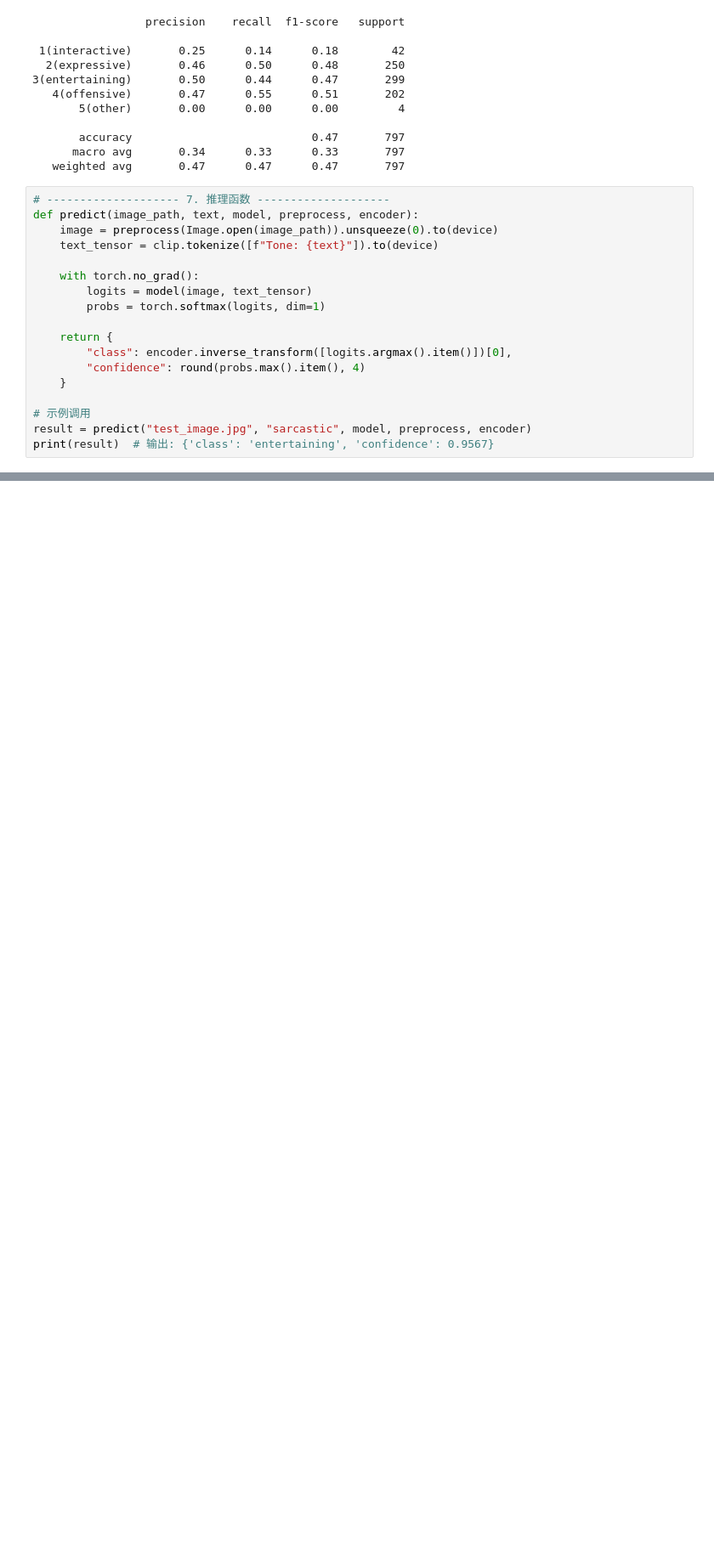
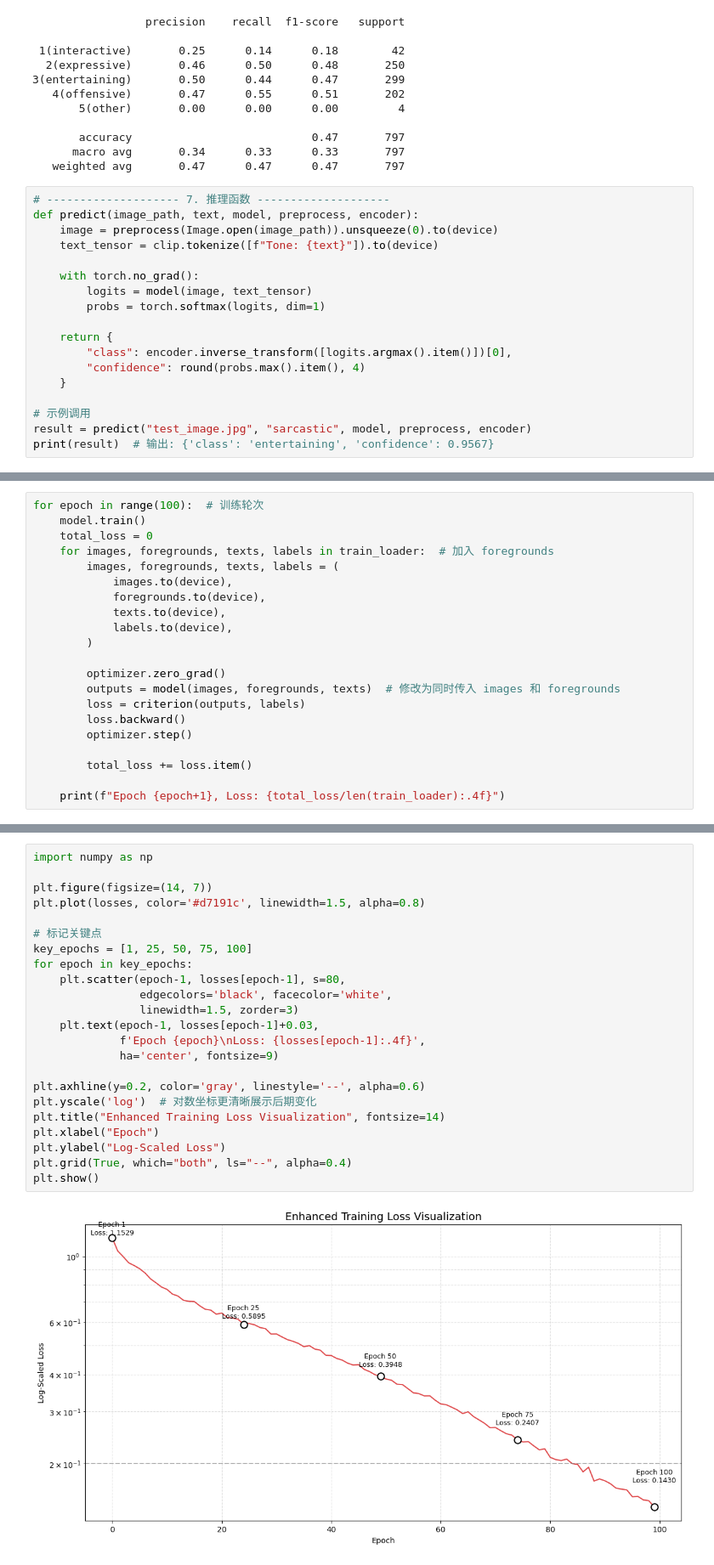
Before and after one commit to Egogao/MemePic, a Jupyter notebook: Met MEME/Dataset/Raw/Met_Meme/Long_CLIP_model.ipynb, the cells around one changed output, grey strips where cells are left out. Shown at 85% size. Saved outputs shown, nothing was run; the diff lists cells and outputs as text; blank space fills up the shorter version.

```diff
--- a/Met MEME/Dataset/Raw/Met_Meme/Long_CLIP_model.ipynb
+++ b/Met MEME/Dataset/Raw/Met_Meme/Long_CLIP_model.ipynb
@@ -347,0 +549,21 @@ print(result)  # 输出: {'class': 'entertaining', 'confidence': 0.9567}
+# %%
+for epoch in range(100):  # 训练轮次
+    model.train()
+    total_loss = 0
+    for images, foregrounds, texts, labels in train_loader:  # 加入 foregrounds
+        images, foregrounds, texts, labels = (
+            images.to(device),
+            foregrounds.to(device),
+            texts.to(device),
+            labels.to(device),
+        )
+
+        optimizer.zero_grad()
+        outputs = model(images, foregrounds, texts)  # 修改为同时传入 images 和 foregrounds
+        loss = criterion(outputs, labels)
+        loss.backward()
+        optimizer.step()
+
+        total_loss += loss.item()
+
+    print(f"Epoch {epoch+1}, Loss: {total_loss/len(train_loader):.4f}")
@@ -347,0 +711,25 @@ print(result)  # 输出: {'class': 'entertaining', 'confidence': 0.9567}
+# %%
+import numpy as np
+
+plt.figure(figsize=(14, 7))
+plt.plot(losses, color='#d7191c', linewidth=1.5, alpha=0.8)
+
+# 标记关键点
+key_epochs = [1, 25, 50, 75, 100]
+for epoch in key_epochs:
+    plt.scatter(epoch-1, losses[epoch-1], s=80,
+                edgecolors='black', facecolor='white',
+                linewidth=1.5, zorder=3)
+    plt.text(epoch-1, losses[epoch-1]+0.03,
+             f'Epoch {epoch}\nLoss: {losses[epoch-1]:.4f}',
+             ha='center', fontsize=9)
+
+plt.axhline(y=0.2, color='gray', linestyle='--', alpha=0.6)
+plt.yscale('log')  # 对数坐标更清晰展示后期变化
+plt.title("Enhanced Training Loss Visualization", fontsize=14)
+plt.xlabel("Epoch")
+plt.ylabel("Log-Scaled Loss")
+plt.grid(True, which="both", ls="--", alpha=0.4)
+plt.show()
+# %% [output]
+[figure, added]
```
Also changed, not shown: parts of 23 cells of this notebook.
